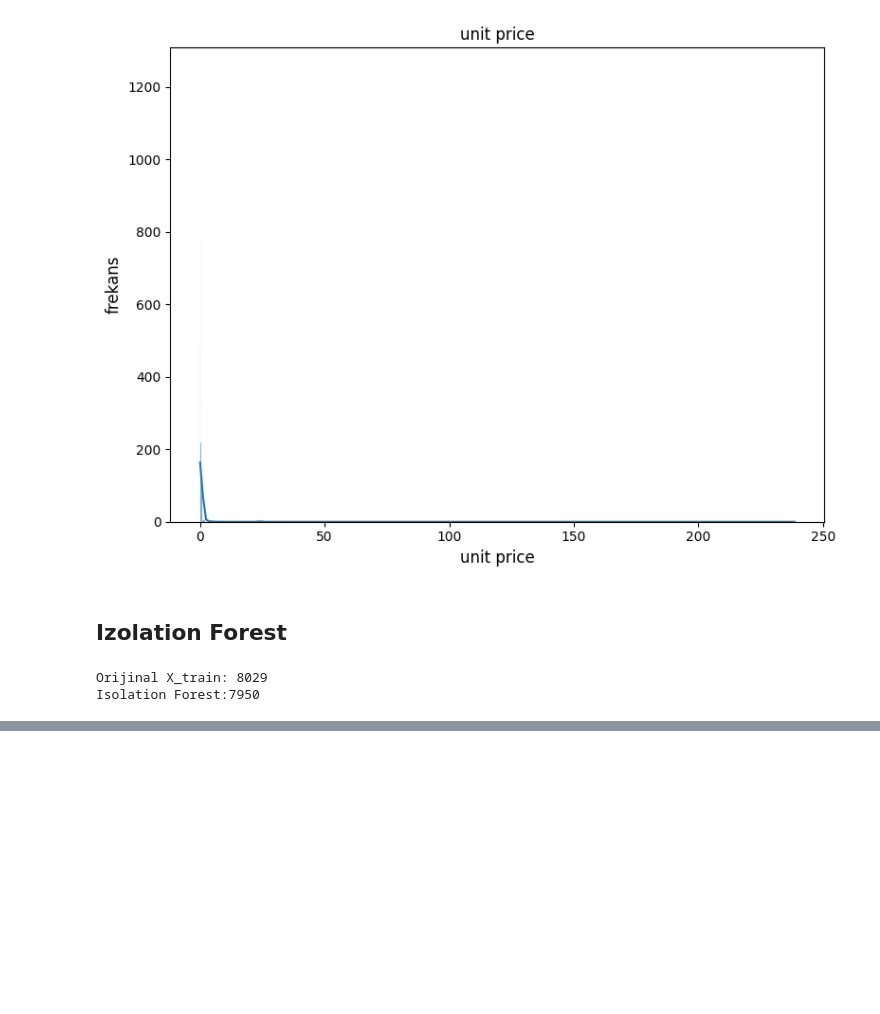
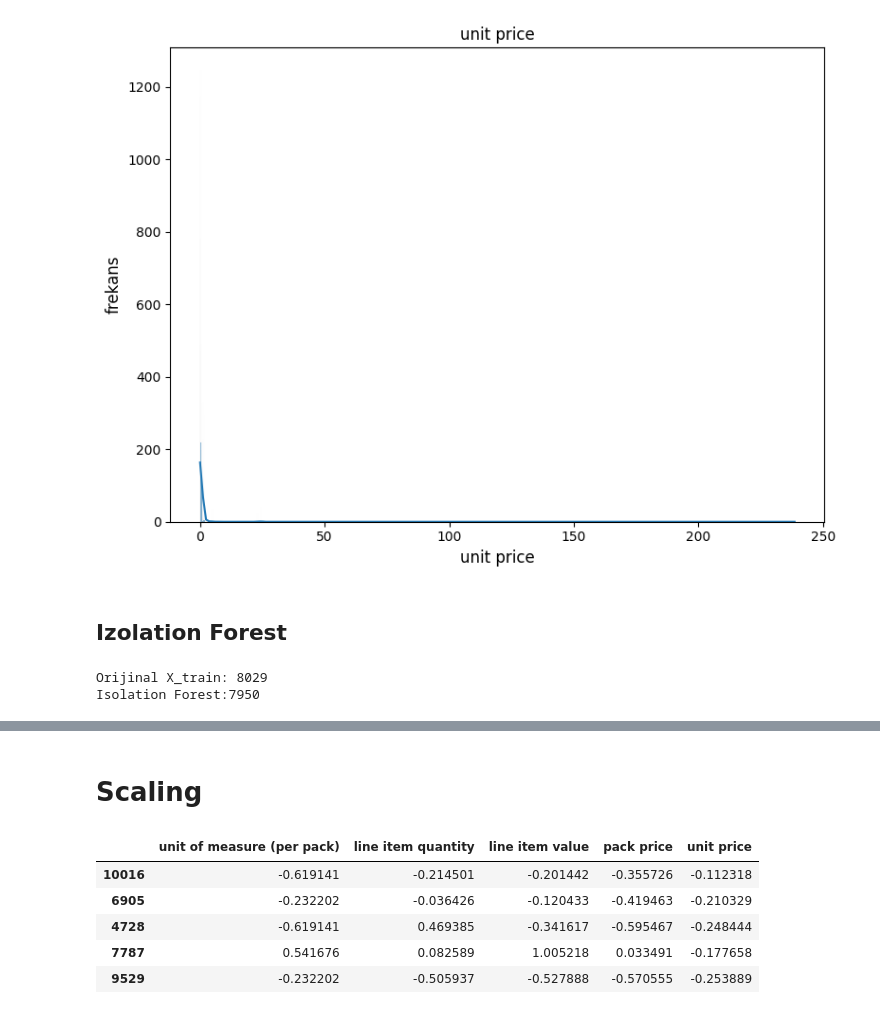
Before and after one commit to burakltnds/Kaggle_Notebook, a Jupyter notebook: 6_tedarik_zincir_maliyet_analizi.ipynb, the cells around one changed output, grey strips where cells are left out. Cells and saved outputs as stored; diff of their text form; code cells hidden in the pictures; blank space fills up the shorter version.

```diff
--- a/6_tedarik_zincir_maliyet_analizi.ipynb
+++ b/6_tedarik_zincir_maliyet_analizi.ipynb
@@ -453,7 +457,7 @@ train_pred = iso.fit_predict(X_train_cat_imputed[numeric_cols])
 
 mask = train_pred != -1
 
-X_train_clean = X_train_cat_imputed[numeric_cols].loc[mask]
+X_train_clean = X_train_cat_imputed.loc[mask]
 y_train_clean = y_train.loc[mask]
 
 print(f"Orijinal X_train: {len(X_train_cat_imputed)}")
@@ -463,0 +470,6 @@ Isolation Forest:7950
+# %%
+oe = OrdinalEncoder(handle_unknown="use_encoded_value", unknown_value=-1)
+
+X_train_clean[categorical_cols] = oe.fit_transform(X_train_clean[categorical_cols])
+X_test_clean = X_test_cat_imputed.copy()
+X_test_clean[categorical_cols] = oe.transform(X_test_cat_imputed[categorical_cols])
@@ -463,0 +496,4 @@ Isolation Forest:7950
+# %%
+X_train_clean["first line designation"] = X_train_clean["first line designation"].astype(int)
+X_test_clean["first line designation"] = X_test_clean["first line designation"].astype(int)
+X_train_clean.info()
@@ -463,0 +518,17 @@ Isolation Forest:7950
+# %% [markdown]
+# Scaling
+# %%
+scaler = StandardScaler()
+
+X_train_clean[numeric_cols] = scaler.fit_transform(X_train_clean[numeric_cols])
+
+X_test_clean[numeric_cols] = scaler.transform(X_test_clean[numeric_cols])
+
+X_test_clean[numeric_cols].head()
+# %% [output]
+|  | unit of measure (per pack) | line item quantity | line item value | pack price | unit price |
+| 10016 | -0.619141 | -0.214501 | -0.201442 | -0.355726 | -0.112318 |
+| 6905 | -0.232202 | -0.036426 | -0.120433 | -0.419463 | -0.210329 |
+| 4728 | -0.619141 | 0.469385 | -0.341617 | -0.595467 | -0.248444 |
+| 7787 | 0.541676 | 0.082589 | 1.005218 | 0.033491 | -0.177658 |
+| 9529 | -0.232202 | -0.505937 | -0.527888 | -0.570555 | -0.253889 |
```
Also changed, not shown: parts of 5 cells of this notebook.
